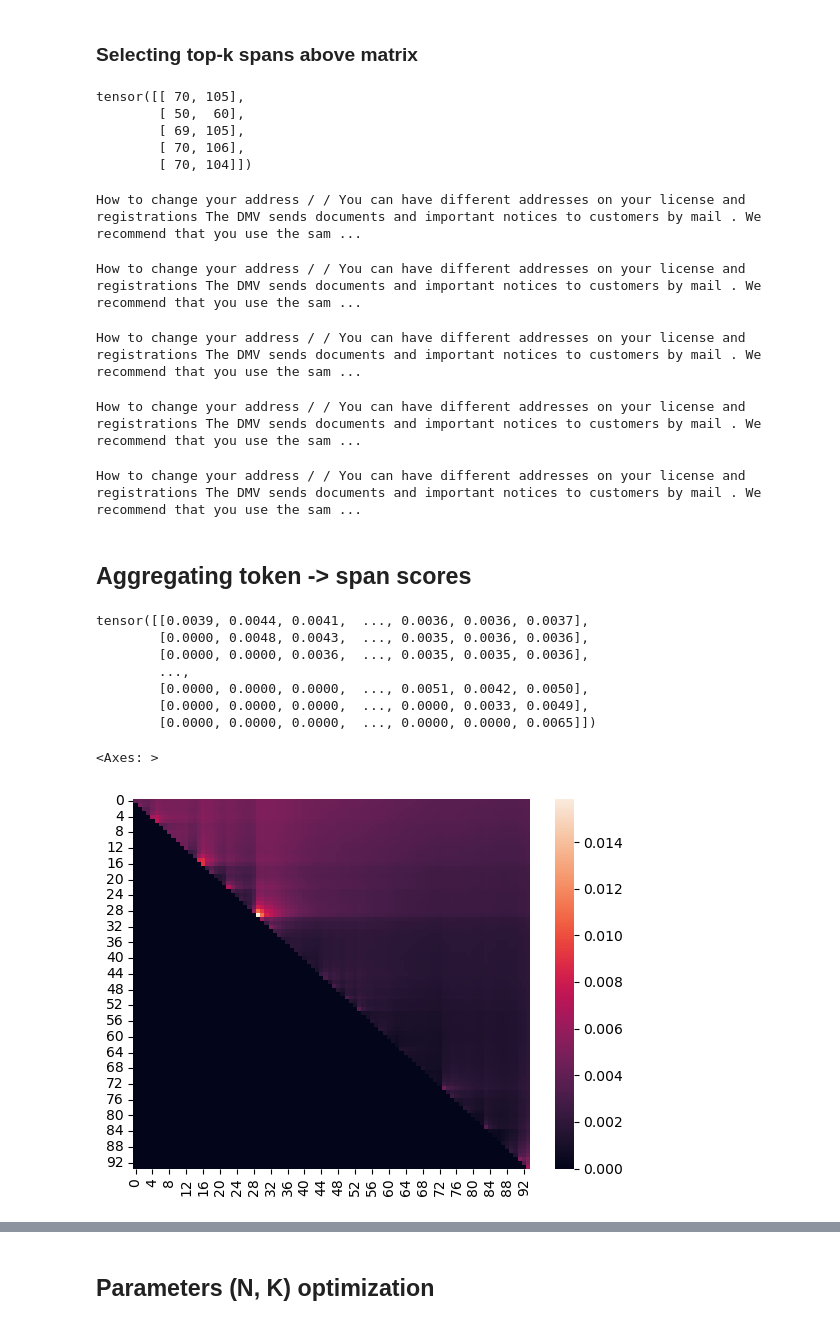
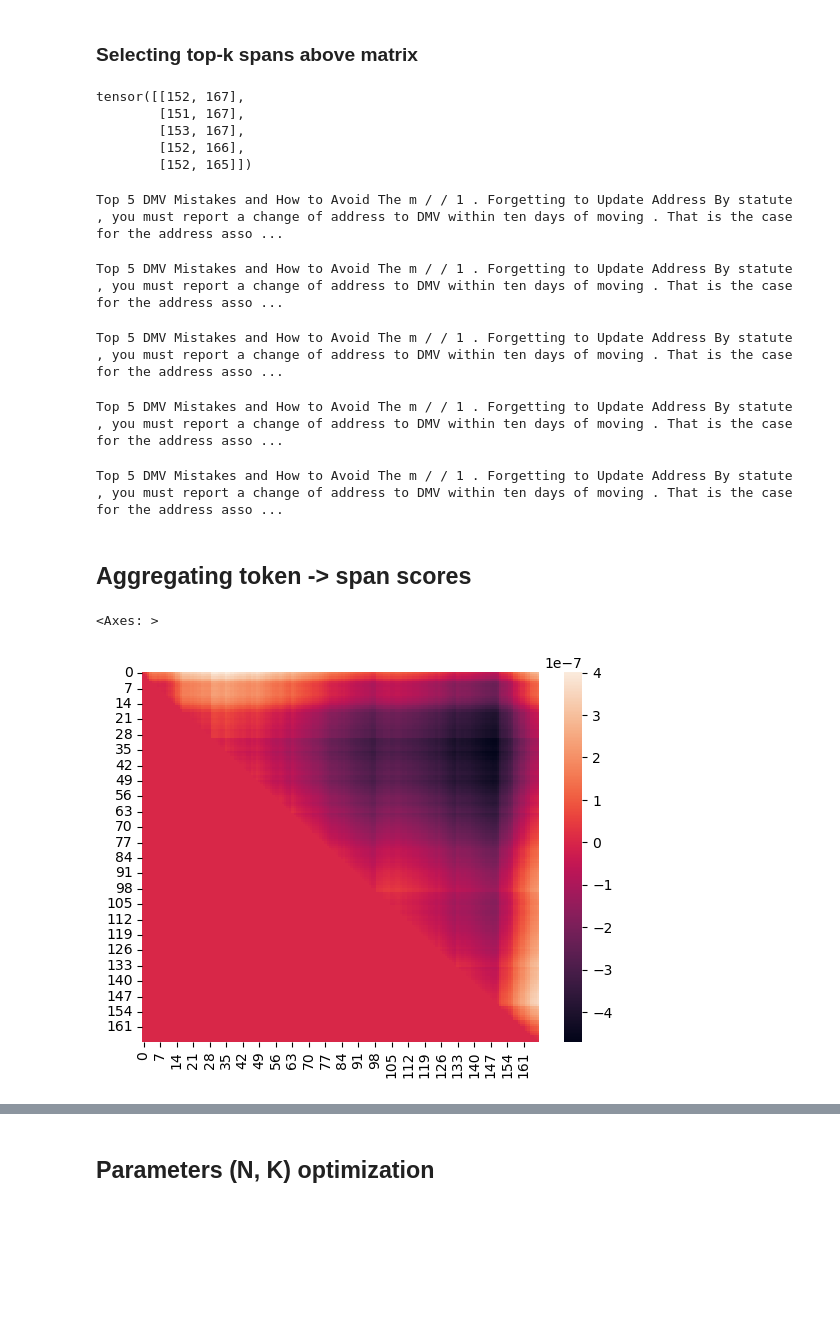
Before and after one commit to AntoninJarolim/multidoc2dial-reranking, a Jupyter notebook: notebooks/span_aggregation.ipynb, the cells around one changed output, grey strips where cells are left out. Cells and saved outputs as stored; diff of their text form; code cells hidden in the pictures; blank space fills up the shorter version.

Commit message:
Add 3 aggregation strategies

```diff
--- a/notebooks/span_aggregation.ipynb
+++ b/notebooks/span_aggregation.ipynb
@@ -60,7 +60,7 @@ def show_highlighted_passage(record, gt_bools_label, scores_label):
 
 
 
-record_id = 66
+record_id = 37
 record = df.iloc[record_id]
 show_highlighted_passage(record, record["gpt_labels_refs_bool"], record["grad_sam_scores"])
 # %% [output]
@@ -167,50 +166,52 @@ def show_masks(masks, tokens, boolean_gt_labels):
 masks = get_topk_masks(all_refs_scores, top_k=5)
 show_masks(masks, record["passage_tokens"], record["gpt_labels_refs_bool"])
 # %% [output]
-tensor([[ 70, 105],
-        [ 50,  60],
-        [ 69, 105],
-        [ 70, 106],
-        [ 70, 104]])
+tensor([[152, 167],
+        [151, 167],
+        [153, 167],
+        [152, 166],
+        [152, 165]])
-How to change your address / / You can have different addresses on your license and registrations The DMV sends documents and important notices to customers by mail . We recommend that you use the sam ...
+Top 5 DMV Mistakes and How to Avoid The m / / 1 . Forgetting to Update Address By statute , you must report a change of address to DMV within ten days of moving . That is the case for the address asso ...
-How to change your address / / You can have different addresses on your license and registrations The DMV sends documents and important notices to customers by mail . We recommend that you use the sam ...
+Top 5 DMV Mistakes and How to Avoid The m / / 1 . Forgetting to Update Address By statute , you must report a change of address to DMV within ten days of moving . That is the case for the address asso ...
-How to change your address / / You can have different addresses on your license and registrations The DMV sends documents and important notices to customers by mail . We recommend that you use the sam ...
+Top 5 DMV Mistakes and How to Avoid The m / / 1 . Forgetting to Update Address By statute , you must report a change of address to DMV within ten days of moving . That is the case for the address asso ...
-How to change your address / / You can have different addresses on your license and registrations The DMV sends documents and important notices to customers by mail . We recommend that you use the sam ...
+Top 5 DMV Mistakes and How to Avoid The m / / 1 . Forgetting to Update Address By statute , you must report a change of address to DMV within ten days of moving . That is the case for the address asso ...
-How to change your address / / You can have different addresses on your license and registrations The DMV sends documents and important notices to customers by mail . We recommend that you use the sam ...
+Top 5 DMV Mistakes and How to Avoid The m / / 1 . Forgetting to Update Address By statute , you must report a change of address to DMV within ten days of moving . That is the case for the address asso ...
 # %% [markdown]
 ## Aggregating token -> span scores
 # %%
-def span_aggregation(scores, N, K, span_lens):
+def span_aggregation_A(scores, N, K, span_lens=None):
+    if span_lens is None:
+        span_lens = span_lens_default[:scores.size(0), :scores.size(0)]
     agg_scoring = scores * ((1 + N) * (span_lens + K) / span_lens)
     # posinfs are created by dividing with zero span length (under diag)
     return torch.nan_to_num(agg_scoring, posinf=0)
+
+def span_aggregation(scores, N, K, span_lens=None):
+    if span_lens is None:
+        span_lens = span_lens_default[:scores.size(0), :scores.size(0)]
+    # agg_scoring = (scores / (span_lens + K))**N
+    # agg_scoring = ((N*scores) - (span_lens / K))
+    agg_scoring = (scores / torch.max(span_lens) * N - (span_lens / torch.max(span_lens)) / K)
+    return torch.triu(agg_scoring)
 
 
 # [Scores * ...] formula
 # - starts with (1+K)/1, (2+K)/2 ==> [13.0000,  7.0000,  5.0000,  ...,  1.1143,  1.1132,  1.1121]
 # - increasing divisor makes the number smaller and smaller
 # - matrix without aggregation has larger values while going right, we want to penalize larger spans more
 # - using multiplication instead of division will do the trick
 
-N = 22
-K = 250
+N = 12
+K = 400000
 
 scores = record["grad_sam_scores"]
-span_lens = span_lens_default[:scores.size(0), :scores.size(0)]
 grad_sam_span_scores = calc_span_scores(scores)
-agg_scores = span_aggregation(grad_sam_span_scores, N, K, span_lens)
-print(agg_scores)
+agg_scores = span_aggregation(grad_sam_span_scores, N, K)
+# print(agg_scores)
 sns.heatmap(agg_scores)
 # %% [output]
-tensor([[0.0039, 0.0044, 0.0041,  ..., 0.0036, 0.0036, 0.0037],
-        [0.0000, 0.0048, 0.0043,  ..., 0.0035, 0.0036, 0.0036],
-        [0.0000, 0.0000, 0.0036,  ..., 0.0035, 0.0035, 0.0036],
-        ...,
-        [0.0000, 0.0000, 0.0000,  ..., 0.0051, 0.0042, 0.0050],
-        [0.0000, 0.0000, 0.0000,  ..., 0.0000, 0.0033, 0.0049],
-        [0.0000, 0.0000, 0.0000,  ..., 0.0000, 0.0000, 0.0065]])
+<Axes: >
-<Axes: >
-[figure, old version]
+[figure, new version]
 # %%
 masks = get_topk_masks(agg_scores, top_k=5)
 show_masks(masks, record["passage_tokens"], record["gpt_labels_refs_bool"])
```
Also changed, not shown: parts of 7 cells of this notebook, 1 other file.
